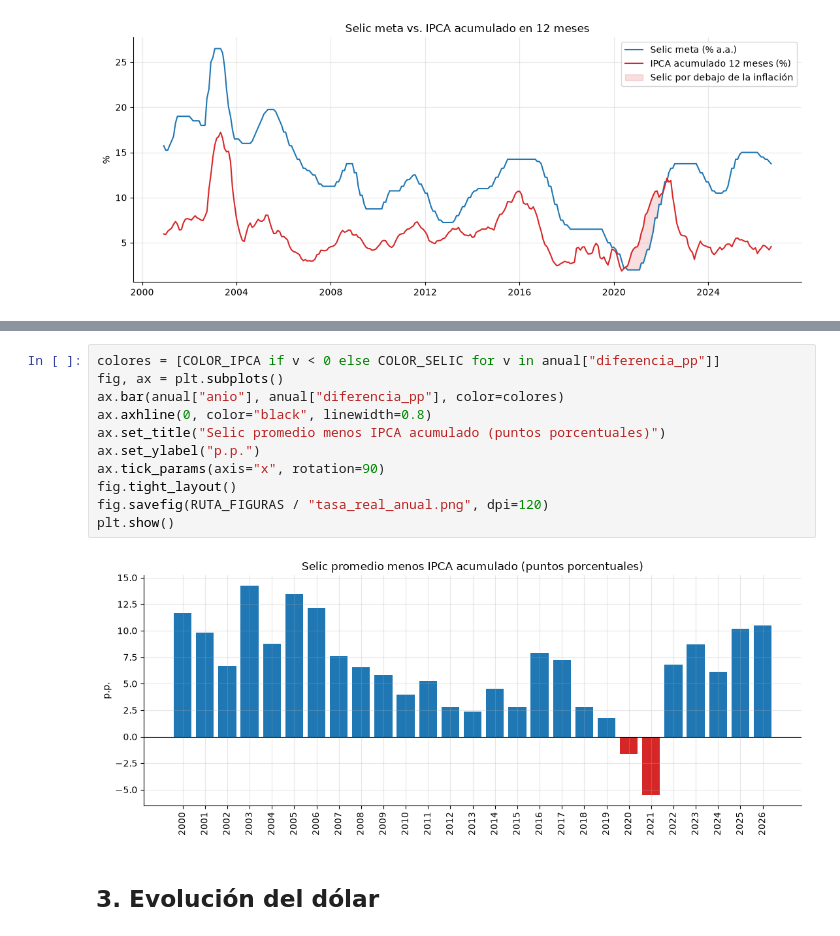
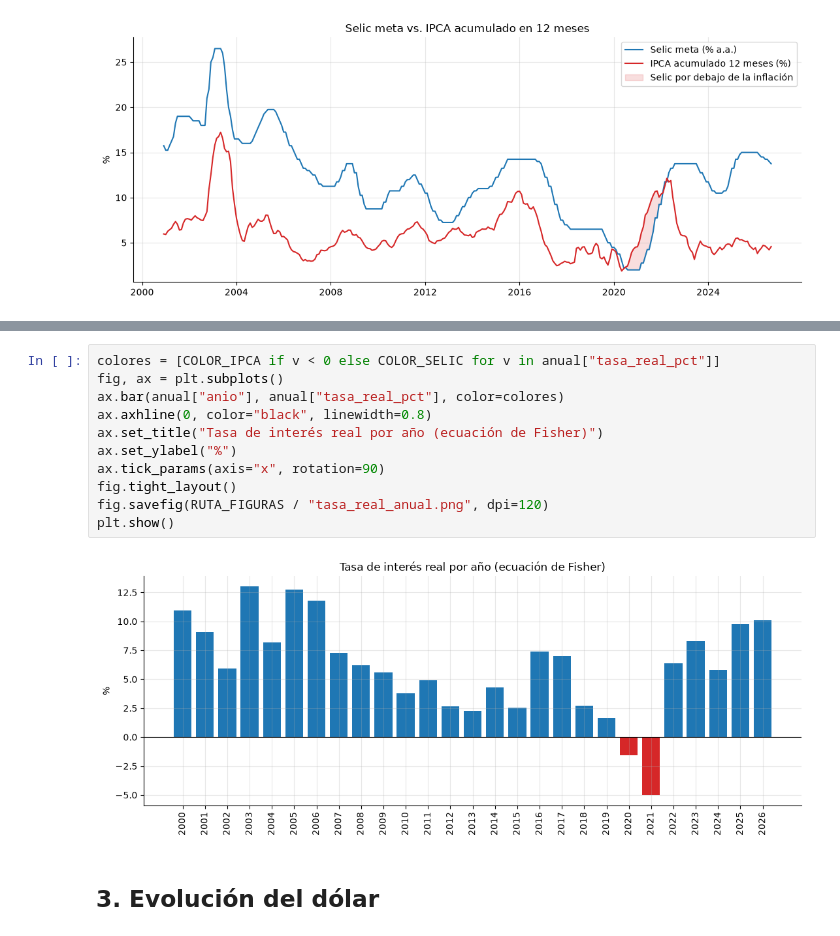
Before and after one commit to tcpalbertvaldivia1993-lang/panorama-brasil, a Jupyter notebook: notebooks/analisis.ipynb, the cells around one changed output, grey strips where cells are left out. Drawn from its saved outputs; the diff is of its cells as text.

```diff
--- a/notebooks/analisis.ipynb
+++ b/notebooks/analisis.ipynb
@@ -115,16 +108,16 @@ anual.tail(10)
 # %%
-colores = [COLOR_IPCA if v < 0 else COLOR_SELIC for v in anual["diferencia_pp"]]
+colores = [COLOR_IPCA if v < 0 else COLOR_SELIC for v in anual["tasa_real_pct"]]
 fig, ax = plt.subplots()
-ax.bar(anual["anio"], anual["diferencia_pp"], color=colores)
+ax.bar(anual["anio"], anual["tasa_real_pct"], color=colores)
 ax.axhline(0, color="black", linewidth=0.8)
-ax.set_title("Selic promedio menos IPCA acumulado (puntos porcentuales)")
-ax.set_ylabel("p.p.")
+ax.set_title("Tasa de interés real por año (ecuación de Fisher)")
+ax.set_ylabel("%")
 ax.tick_params(axis="x", rotation=90)
 fig.tight_layout()
 fig.savefig(RUTA_FIGURAS / "tasa_real_anual.png", dpi=120)
 plt.show()
 # %% [output]
-[figure, old version]
+[figure, new version]
 # %% [markdown]
 ## 3. Evolución del dólar
 # %%
```
Also changed, not shown: parts of 6 cells of this notebook, 9 other files.
